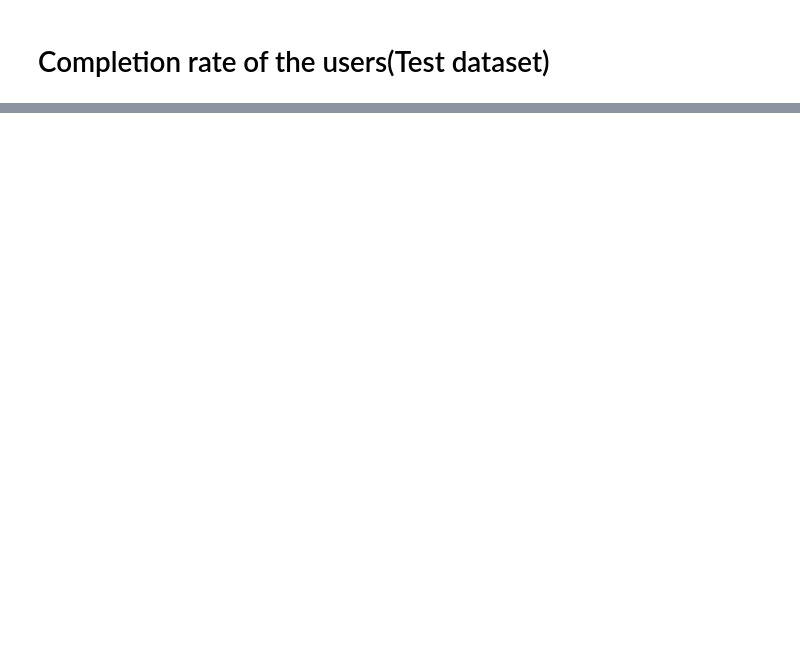
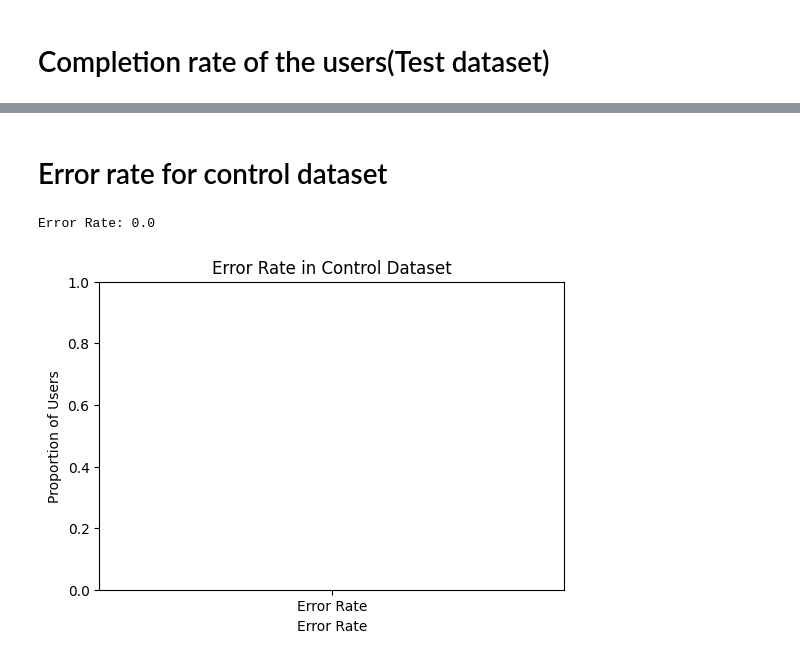
Before and after one commit to GovarthiniGS/Week_6_project, a Jupyter notebook: Notebooks/Week_6_project.ipynb, the cells around one changed output, grey strips where cells are left out. Saved outputs shown, nothing was run; the diff lists cells and outputs as text; code cells hidden in the pictures; blank space fills up the shorter version.

```diff
--- a/Notebooks/Week_6_project.ipynb
+++ b/Notebooks/Week_6_project.ipynb
@@ -685,0 +757,47 @@ plt.show()
+# %% [markdown]
+# Error rate for control dataset
+# %%
+# Load your control dataset into a DataFrame
+control_df = pd.read_csv('../data/clean/control_set.csv')
+
+# Ensure the timestamp column is in datetime format
+control_df['date_time'] = pd.to_datetime(control_df['date_time'])
+
+# Sort the DataFrame by client_id and timestamp
+control_df = control_df.sort_values(by=['client_id', 'date_time'])
+
+# Identify backward steps
+control_df['step_order'] = control_df.groupby('client_id')['process_step'].cumcount()
+control_df['previous_step'] = control_df.groupby('client_id')['process_step'].shift(1)
+
+# Create a flag for backward steps
+control_df['backward_step'] = control_df.apply(
+    lambda x: x['step_order'] < x['step_order'] - 1 if pd.notnull(x['previous_step']) else False, axis=1
+)
+
+# Filter only the backward steps
+backward_steps = control_df[control_df['backward_step'] == True]
+
+# Calculate the number of users who encountered at least one backward step
+users_with_errors = backward_steps['client_id'].nunique()
+
+# Calculate the total number of users
+total_users = control_df['client_id'].nunique()
+
+# Calculate the error rate
+error_rate = users_with_errors / total_users
+
+# Print the error rate
+print("Error Rate:", error_rate)
+
+# Plotting the error rate
+plt.figure(figsize=(6, 4))
+sns.barplot(x=['Error Rate'], y=[error_rate], color='blue')
+plt.title('Error Rate in Control Dataset')
+plt.xlabel('Error Rate')
+plt.ylabel('Proportion of Users')
+plt.ylim(0, 1)
+plt.show()
+# %% [output]
+Error Rate: 0.0
+[figure, added]
```
Also changed, not shown: parts of 28 cells of this notebook.
